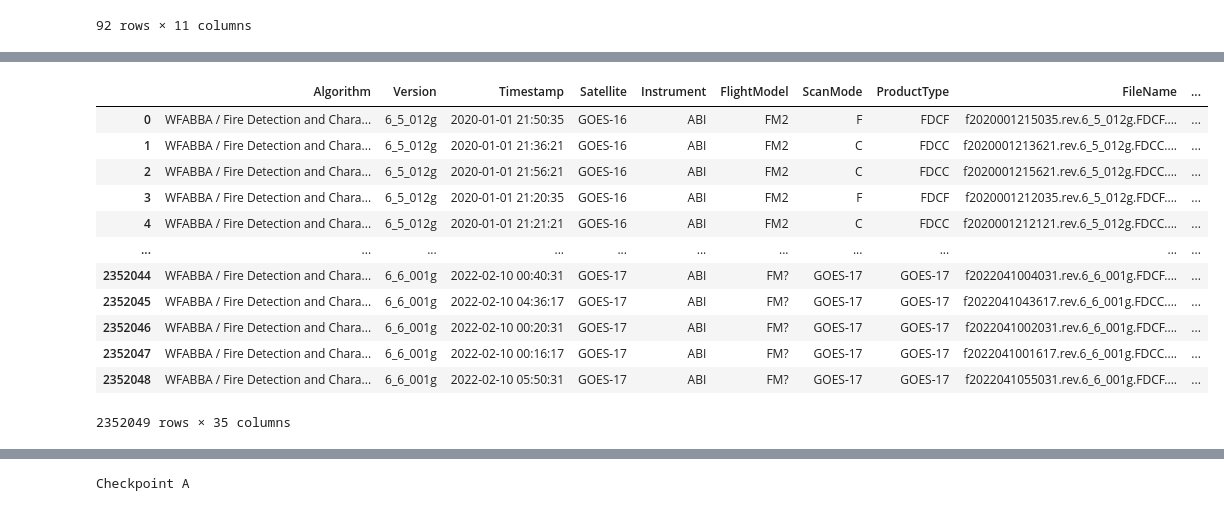
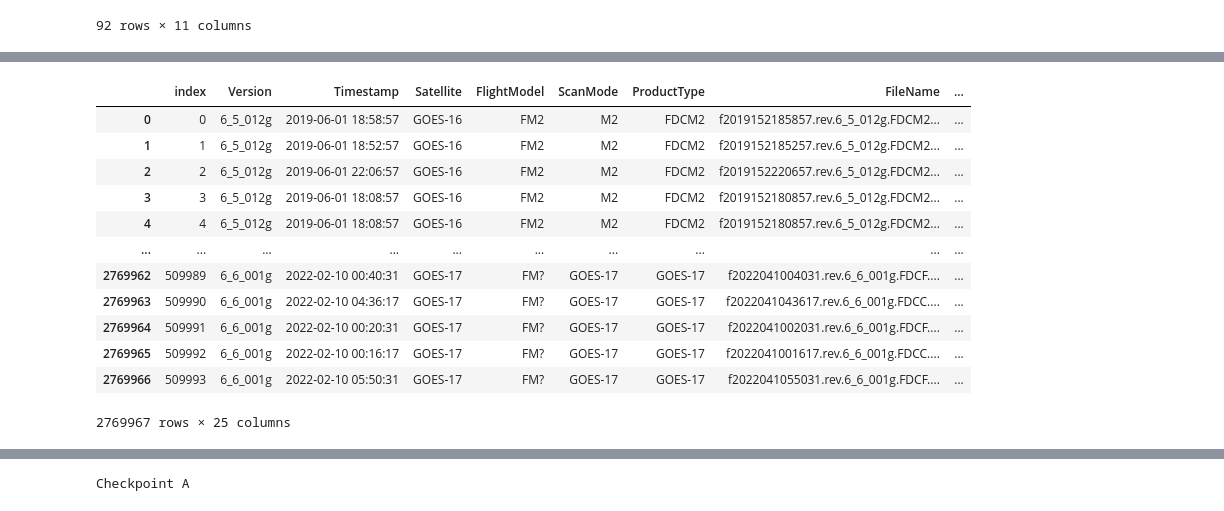
Before and after one commit to shaneluna/smokeynet-engineering, a Jupyter notebook: notebooks/wfabba/WFABBA_FIgLib_Join.ipynb, the cells around one changed output, grey strips where cells are left out. Drawn from its saved outputs; the diff is of its cells as text; code cells hidden in the pictures.

```diff
--- a/notebooks/wfabba/WFABBA_FIgLib_Join.ipynb
+++ b/notebooks/wfabba/WFABBA_FIgLib_Join.ipynb
@@ -264,5 +278,6 @@ wfabba_goes_16_df
 # %%
 #read in GOES 17 inputs
+wfabba_goes_17_2019_df = pd.read_csv("goes-17_2019.csv")
 wfabba_goes_17_part1_df = pd.read_csv("goes-17_2020_Part1.csv")
 wfabba_goes_17_part2_df = pd.read_csv("goes-17_2020_Part2.csv")
 wfabba_goes_17_part3_df = pd.read_csv("goes-17_2020_Part3.csv")
@@ -272,3 +287,21 @@ wfabba_goes_17_part6_df = pd.read_csv("goes-17_2020_Part6.csv")
 wfabba_goes_17_jan_2021_df = pd.read_csv("goes-17_2021_Jan.csv")
 wfabba_goes_17_1_df = pd.read_csv("goes-17_1.csv")
 wfabba_goes_17_2_df = pd.read_csv("goes-17_2.csv")
+# %%
+wfabba_goes_17_2019_df = wfabba_goes_17_2019_df.drop(columns = ["Unnamed: 0", "Algorithm","Instrument","DataSource", "DataCreationTimestamp", "NavProjSubPtLong", "ActualSatSubPtLong", "NumFire", "Line", "Element"])
+wfabba_goes_17_part1_df = wfabba_goes_17_part1_df.drop(columns = ["Unnamed: 0", "Algorithm","Instrument","DataSource", "DataCreationTimestamp", "NavProjSubPtLong", "ActualSatSubPtLong", "NumFire", "Line", "Element"])
+wfabba_goes_17_part2_df = wfabba_goes_17_part2_df.drop(columns = ["Unnamed: 0", "Algorithm","Instrument","DataSource", "DataCreationTimestamp", "NavProjSubPtLong", "ActualSatSubPtLong", "NumFire", "Line", "Element"])
+wfabba_goes_17_part3_df = wfabba_goes_17_part3_df.drop(columns = ["Unnamed: 0", "Algorithm","Instrument","DataSource", "DataCreationTimestamp", "NavProjSubPtLong", "ActualSatSubPtLong", "NumFire", "Line", "Element"])
+wfabba_goes_17_part4_df = wfabba_goes_17_part4_df.drop(columns = ["Unnamed: 0", "Algorithm","Instrument","DataSource", "DataCreationTimestamp", "NavProjSubPtLong", "ActualSatSubPtLong", "NumFire", "Line", "Element"])
+wfabba_goes_17_part5_df = wfabba_goes_17_part5_df.drop(columns = ["Unnamed: 0", "Algorithm","Instrument","DataSource", "DataCreationTimestamp", "NavProjSubPtLong", "ActualSatSubPtLong", "NumFire", "Line", "Element"])
+wfabba_goes_17_part6_df = wfabba_goes_17_part6_df.drop(columns = ["Unnamed: 0", "Algorithm","Instrument","DataSource", "DataCreationTimestamp", "NavProjSubPtLong", "ActualSatSubPtLong", "NumFire", "Line", "Element"])
+wfabba_goes_17_jan_2021_df = wfabba_goes_17_jan_2021_df.drop(columns = ["Unnamed: 0", "Algorithm","Instrument","DataSource", "DataCreationTimestamp", "NavProjSubPtLong", "ActualSatSubPtLong", "NumFire", "Line", "Element"])
+wfabba_goes_17_1_df = wfabba_goes_17_1_df.drop(columns = ["Unnamed: 0", "Algorithm","Instrument","DataSource", "DataCreationTimestamp", "NavProjSubPtLong", "ActualSatSubPtLong", "NumFire", "Line", "Element", "FD_X", "FD_Y"]) #2021 detections
+wfabba_goes_17_2_df = wfabba_goes_17_2_df.drop(columns = ["Unnamed: 0", "Algorithm","Instrument","DataSource", "DataCreationTimestamp", "NavProjSubPtLong", "ActualSatSubPtLong", "NumFire", "Line", "Element", "FD_X", "FD_Y"]) #2021 detections
+# %%
+print(len(wfabba_goes_17_1_df))
+wfabba_goes_17_1_df = wfabba_goes_17_1_df[wfabba_goes_17_1_df["Timestamp"] >= "2021-02-01"]
+wfabba_goes_17_1_df = wfabba_goes_17_1_df.reset_index()
+wfabba_goes_17_1_df = wfabba_goes_17_1_df.drop(columns=["index"])
+print(len(wfabba_goes_17_1_df))
+wfabba_goes_17_1_df
@@ -274,0 +324,7 @@ wfabba_goes_17_2_df = pd.read_csv("goes-17_2.csv")
+# %%
+print(len(wfabba_goes_17_2_df))
+wfabba_goes_17_2_df = wfabba_goes_17_2_df[wfabba_goes_17_2_df["Timestamp"] >= "2021-02-01"]
+wfabba_goes_17_2_df = wfabba_goes_17_2_df.reset_index()
+wfabba_goes_17_2_df = wfabba_goes_17_2_df.drop(columns=["index"])
+print(len(wfabba_goes_17_2_df))
+wfabba_goes_17_2_df
@@ -275,25 +347,27 @@ wfabba_goes_17_2_df = pd.read_csv("goes-17_2.csv")
 # %%
 # GOES 17 operations
-wfabba_goes_17_df = pd.concat([wfabba_goes_17_part1_df, wfabba_goes_17_part2_df,wfabba_goes_17_part3_df,wfabba_goes_17_part4_df,wfabba_goes_17_part5_df,wfabba_goes_17_part6_df,wfabba_goes_17_jan_2021_df,wfabba_goes_17_1_df,wfabba_goes_17_2_df])
+wfabba_goes_17_df = pd.concat([wfabba_goes_17_2019_df,wfabba_goes_17_part1_df, wfabba_goes_17_part2_df,wfabba_goes_17_part3_df,wfabba_goes_17_part4_df,wfabba_goes_17_part5_df,wfabba_goes_17_part6_df,wfabba_goes_17_jan_2021_df,wfabba_goes_17_1_df,wfabba_goes_17_2_df])
+# wfabba_goes_17_df = pd.concat([wfabba_goes_17_2019_df])
+# wfabba_goes_17_df = pd.concat([wfabba_goes_17_part1_df, wfabba_goes_17_part2_df,wfabba_goes_17_part3_df,wfabba_goes_17_part4_df,wfabba_goes_17_part5_df,wfabba_goes_17_part6_df])
 
 wfabba_goes_17_df["timestamp_converted"] = pd.to_datetime(wfabba_goes_17_df["Timestamp"], infer_datetime_format=True, origin="unix", utc=True)
 wfabba_goes_17_df = wfabba_goes_17_df.reset_index()
-wfabba_goes_17_df = wfabba_goes_17_df.drop(columns=["index", "Unnamed: 0"])
+wfabba_goes_17_df = wfabba_goes_17_df.drop(columns=["index"])
 wfabba_goes_17_df
 # %% [output]
-|  | Algorithm | Version | Timestamp | Satellite | Instrument | FlightModel | ScanMode | ProductType | FileName | ... |
-| 0 | WFABBA / Fire Detection and Chara... | 6_5_012g | 2020-01-01 21:50:35 | GOES-16 | ABI | FM2 | F | FDCF | f2020001215035.rev.6_5_012g.FDCF.... | ... |
-| 1 | WFABBA / Fire Detection and Chara... | 6_5_012g | 2020-01-01 21:36:21 | GOES-16 | ABI | FM2 | C | FDCC | f2020001213621.rev.6_5_012g.FDCC.... | ... |
-| 2 | WFABBA / Fire Detection and Chara... | 6_5_012g | 2020-01-01 21:56:21 | GOES-16 | ABI | FM2 | C | FDCC | f2020001215621.rev.6_5_012g.FDCC.... | ... |
-| 3 | WFABBA / Fire Detection and Chara... | 6_5_012g | 2020-01-01 21:20:35 | GOES-16 | ABI | FM2 | F | FDCF | f2020001212035.rev.6_5_012g.FDCF.... | ... |
-| 4 | WFABBA / Fire Detection and Chara... | 6_5_012g | 2020-01-01 21:21:21 | GOES-16 | ABI | FM2 | C | FDCC | f2020001212121.rev.6_5_012g.FDCC.... | ... |
-| ... | ... | ... | ... | ... | ... | ... | ... | ... | ... | ... |
-| 2352044 | WFABBA / Fire Detection and Chara... | 6_6_001g | 2022-02-10 00:40:31 | GOES-17 | ABI | FM? | GOES-17 | GOES-17 | f2022041004031.rev.6_6_001g.FDCF.... | ... |
-| 2352045 | WFABBA / Fire Detection and Chara... | 6_6_001g | 2022-02-10 04:36:17 | GOES-17 | ABI | FM? | GOES-17 | GOES-17 | f2022041043617.rev.6_6_001g.FDCC.... | ... |
-| 2352046 | WFABBA / Fire Detection and Chara... | 6_6_001g | 2022-02-10 00:20:31 | GOES-17 | ABI | FM? | GOES-17 | GOES-17 | f2022041002031.rev.6_6_001g.FDCF.... | ... |
-| 2352047 | WFABBA / Fire Detection and Chara... | 6_6_001g | 2022-02-10 00:16:17 | GOES-17 | ABI | FM? | GOES-17 | GOES-17 | f2022041001617.rev.6_6_001g.FDCC.... | ... |
-| 2352048 | WFABBA / Fire Detection and Chara... | 6_6_001g | 2022-02-10 05:50:31 | GOES-17 | ABI | FM? | GOES-17 | GOES-17 | f2022041055031.rev.6_6_001g.FDCF.... | ... |
+|  | index | Version | Timestamp | Satellite | FlightModel | ScanMode | ProductType | FileName | ... |
+| 0 | 0 | 6_5_012g | 2019-06-01 18:58:57 | GOES-16 | FM2 | M2 | FDCM2 | f2019152185857.rev.6_5_012g.FDCM2... | ... |
+| 1 | 1 | 6_5_012g | 2019-06-01 18:52:57 | GOES-16 | FM2 | M2 | FDCM2 | f2019152185257.rev.6_5_012g.FDCM2... | ... |
+| 2 | 2 | 6_5_012g | 2019-06-01 22:06:57 | GOES-16 | FM2 | M2 | FDCM2 | f2019152220657.rev.6_5_012g.FDCM2... | ... |
+| 3 | 3 | 6_5_012g | 2019-06-01 18:08:57 | GOES-16 | FM2 | M2 | FDCM2 | f2019152180857.rev.6_5_012g.FDCM2... | ... |
+| 4 | 4 | 6_5_012g | 2019-06-01 18:08:57 | GOES-16 | FM2 | M2 | FDCM2 | f2019152180857.rev.6_5_012g.FDCM2... | ... |
+| ... | ... | ... | ... | ... | ... | ... | ... | ... | ... |
+| 2769962 | 509989 | 6_6_001g | 2022-02-10 00:40:31 | GOES-17 | FM? | GOES-17 | GOES-17 | f2022041004031.rev.6_6_001g.FDCF.... | ... |
+| 2769963 | 509990 | 6_6_001g | 2022-02-10 04:36:17 | GOES-17 | FM? | GOES-17 | GOES-17 | f2022041043617.rev.6_6_001g.FDCC.... | ... |
+| 2769964 | 509991 | 6_6_001g | 2022-02-10 00:20:31 | GOES-17 | FM? | GOES-17 | GOES-17 | f2022041002031.rev.6_6_001g.FDCF.... | ... |
+| 2769965 | 509992 | 6_6_001g | 2022-02-10 00:16:17 | GOES-17 | FM? | GOES-17 | GOES-17 | f2022041001617.rev.6_6_001g.FDCC.... | ... |
+| 2769966 | 509993 | 6_6_001g | 2022-02-10 05:50:31 | GOES-17 | FM? | GOES-17 | GOES-17 | f2022041055031.rev.6_6_001g.FDCF.... | ... |
-2352049 rows × 35 columns
+2769967 rows × 25 columns
 # %%
 print(wfabba_goes_16_df.shape)
 print(wfabba_goes_17_df.shape)
```
Also changed, not shown: parts of 31 cells of this notebook, 1 other file.
